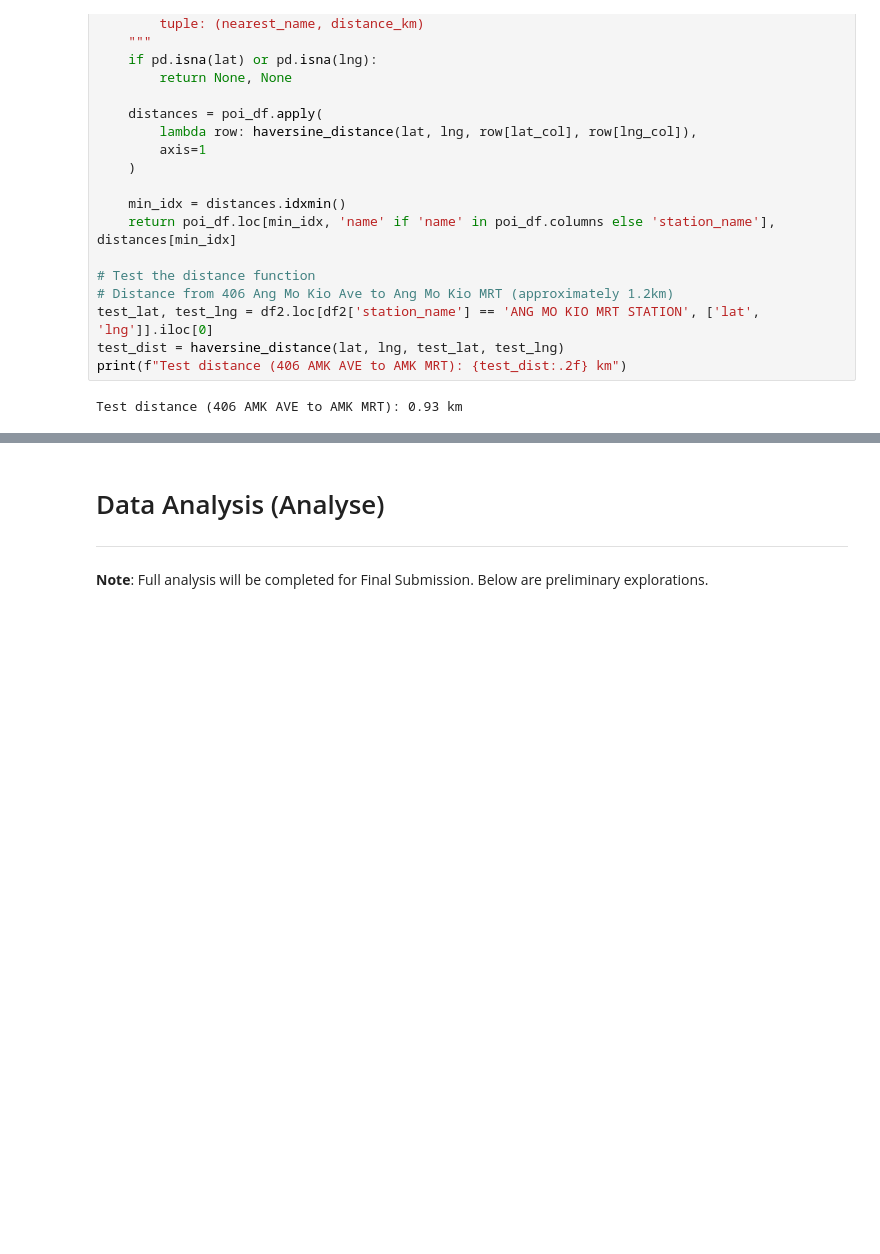
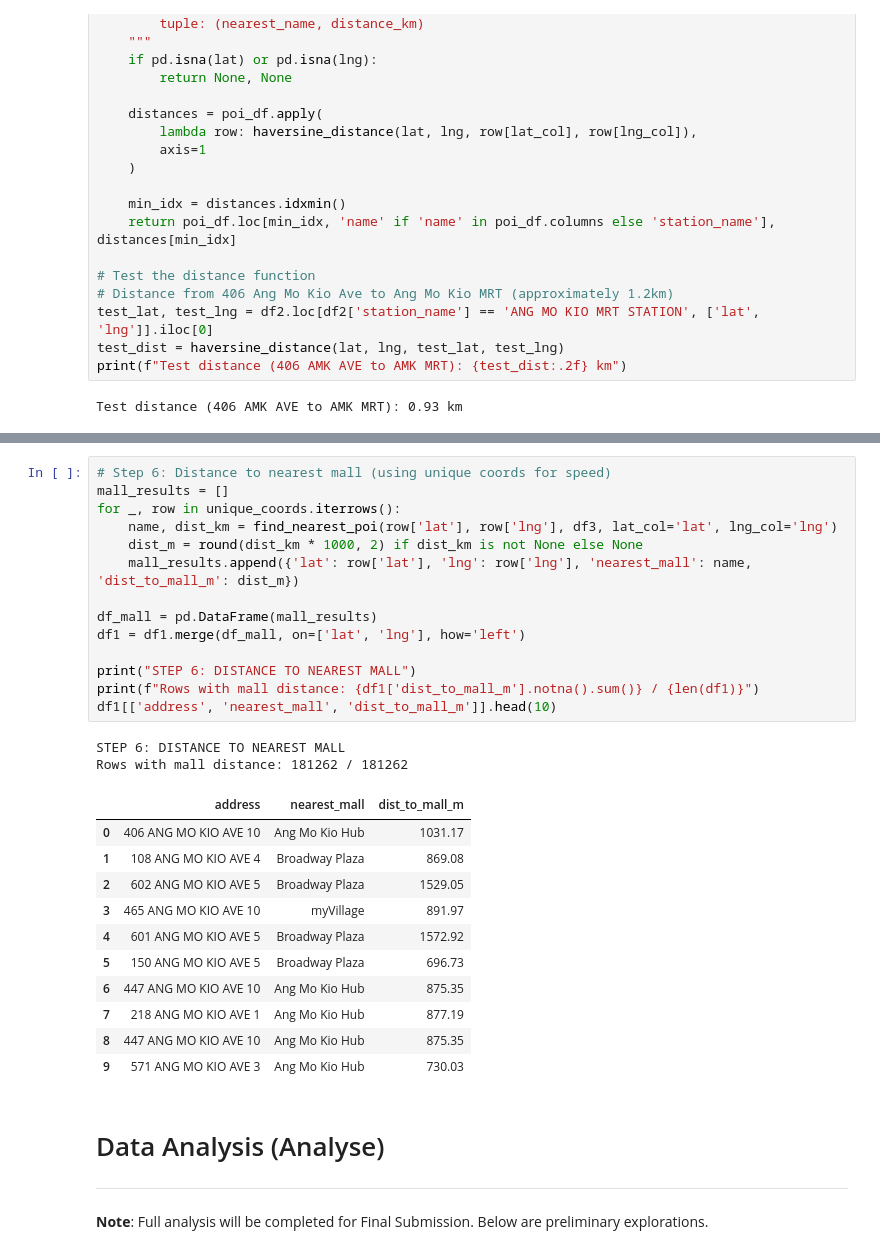
Before and after one commit to jjianhhao/HDB-Resale-Price-Analysis-and-Prediction, a Jupyter notebook: SC3021_HDB_Resale_Analysis.ipynb, the cells around one changed output, grey strips where cells are left out. Drawn from its saved outputs; the diff is of its cells as text; blank space fills up the shorter version.

```diff
--- a/SC3021_HDB_Resale_Analysis.ipynb
+++ b/SC3021_HDB_Resale_Analysis.ipynb
@@ -1000,3 +1150,31 @@ Test distance (406 AMK AVE to AMK MRT): 0.93 km
+# %%
+# Step 6: Distance to nearest mall (using unique coords for speed)
+mall_results = []
+for _, row in unique_coords.iterrows():
+    name, dist_km = find_nearest_poi(row['lat'], row['lng'], df3, lat_col='lat', lng_col='lng')
+    dist_m = round(dist_km * 1000, 2) if dist_km is not None else None
+    mall_results.append({'lat': row['lat'], 'lng': row['lng'], 'nearest_mall': name, 'dist_to_mall_m': dist_m})
+
+df_mall = pd.DataFrame(mall_results)
+df1 = df1.merge(df_mall, on=['lat', 'lng'], how='left')
+
+print("STEP 6: DISTANCE TO NEAREST MALL")
+print(f"Rows with mall distance: {df1['dist_to_mall_m'].notna().sum()} / {len(df1)}")
+df1[['address', 'nearest_mall', 'dist_to_mall_m']].head(10)
+# %% [output]
+STEP 6: DISTANCE TO NEAREST MALL
+Rows with mall distance: 181262 / 181262
+|  | address | nearest_mall | dist_to_mall_m |
+| 0 | 406 ANG MO KIO AVE 10 | Ang Mo Kio Hub | 1031.17 |
+| 1 | 108 ANG MO KIO AVE 4 | Broadway Plaza | 869.08 |
+| 2 | 602 ANG MO KIO AVE 5 | Broadway Plaza | 1529.05 |
+| 3 | 465 ANG MO KIO AVE 10 | myVillage | 891.97 |
+| 4 | 601 ANG MO KIO AVE 5 | Broadway Plaza | 1572.92 |
+| 5 | 150 ANG MO KIO AVE 5 | Broadway Plaza | 696.73 |
+| 6 | 447 ANG MO KIO AVE 10 | Ang Mo Kio Hub | 875.35 |
+| 7 | 218 ANG MO KIO AVE 1 | Ang Mo Kio Hub | 877.19 |
+| 8 | 447 ANG MO KIO AVE 10 | Ang Mo Kio Hub | 875.35 |
+| 9 | 571 ANG MO KIO AVE 3 | Ang Mo Kio Hub | 730.03 |
 # %% [markdown]
 # Data Analysis (Analyse)
 ---
```
Also changed, not shown: parts of 6 cells of this notebook.
